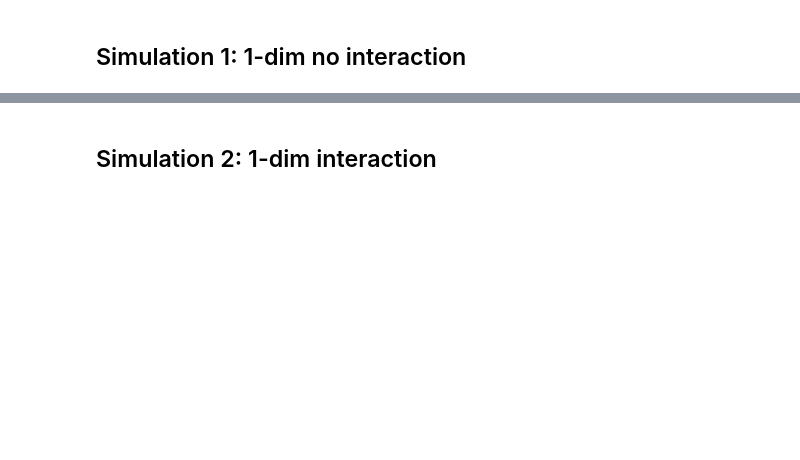
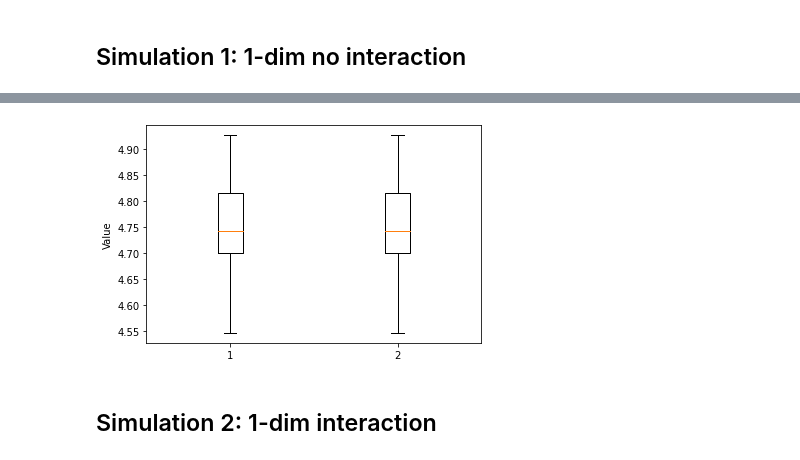
Before and after one commit to statsqixu/DEM, a Jupyter notebook: script.ipynb, the cells around one changed output, grey strips where cells are left out. Drawn from its saved outputs; the diff is of its cells as text; code cells hidden in the pictures; blank space fills up the shorter version.

```diff
--- a/script.ipynb
+++ b/script.ipynb
@@ -66,3 +72,9 @@ Text(0, 0.5, 'Embedding values')
+# %%
+plt.boxplot(vals_list)
+plt.ylabel("Value")
+plt.savefig("case1_value.jpg", dpi=300)
+# %% [output]
+[figure, added]
 # %% [markdown]
 ## Simulation 2: 1-dim interaction
 # %%
```
Also changed, not shown: parts of 9 cells of this notebook, 1 other file.
